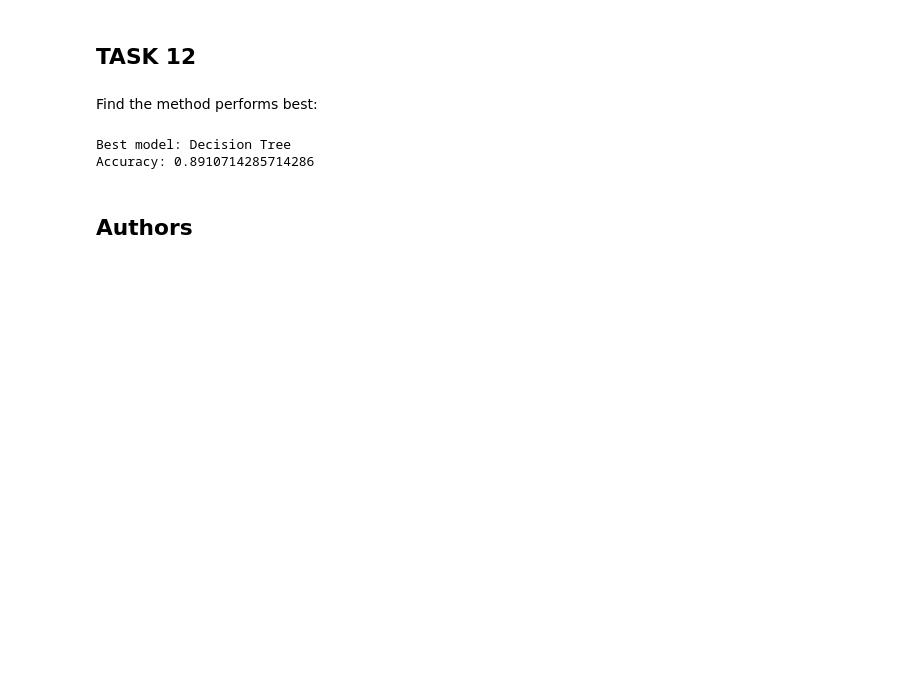
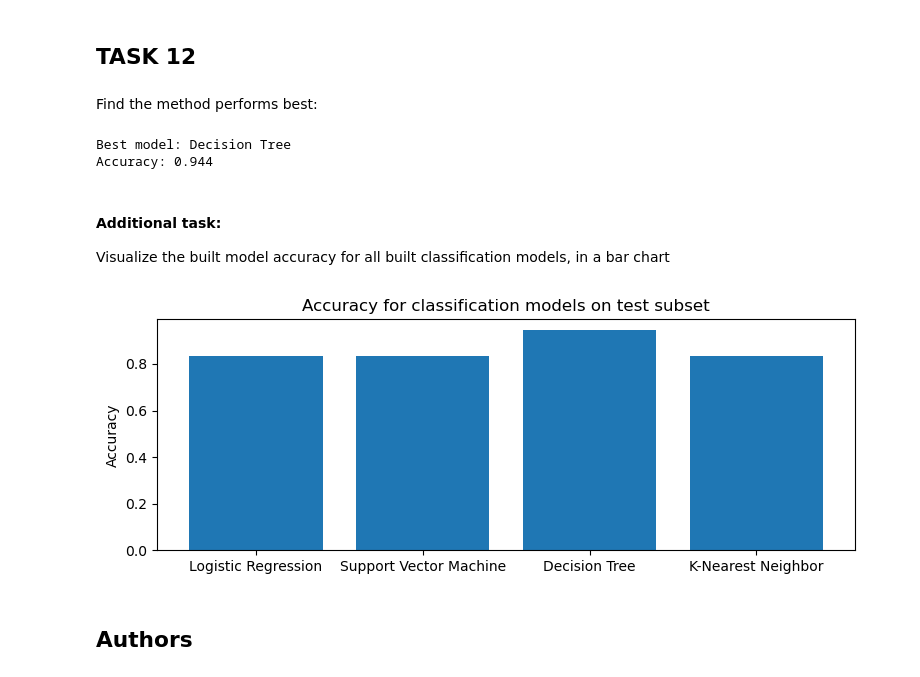
Before and after one commit to xxxAleksandrxxx/Coursera-IBM, a Jupyter notebook: 10 capstone_project/w04-1 - Machine Learning Prediction_cleaned.ipynb, the cells around one changed output. Drawn from its saved outputs; the diff is of its cells as text; code cells hidden in the pictures; blank space fills up the shorter version.

```diff
--- a/10 capstone_project/w04-1 - Machine Learning Prediction_cleaned.ipynb
+++ b/10 capstone_project/w04-1 - Machine Learning Prediction_cleaned.ipynb
@@ -399,24 +408,36 @@ plot_confusion_matrix(Y_test,yhat)
 Find the method performs best:
 # %%
 models = {
-    'Logistic Regression':logreg_cv,
-    'Support Vector Machine':svm_cv,
-    'Decision Tree':tree_cv,
-    'K-Nearest Neighbor':knn_cv
+    'Logistic Regression' : logreg_cv.score(X_test, Y_test),
+    'Support Vector Machine' : svm_cv.score(X_test, Y_test),
+    'Decision Tree' : tree_cv.score(X_test, Y_test),
+    'K-Nearest Neighbor' : knn_cv.score(X_test, Y_test)
 }
 best_accuracy = 0
 best_model = ''
 for model in models:
-    m_accuracy = models[model].best_score_
+    # m_accuracy = models[model].best_score_
+    m_accuracy = models[model]
     if m_accuracy > best_accuracy:
         best_accuracy = m_accuracy
         best_model = model
 
 print('Best model:', best_model)
-print('Accuracy:', best_accuracy)
+print(f'Accuracy: {best_accuracy:.3f}')
 # %% [output]
 Best model: Decision Tree
-Accuracy: 0.8910714285714286
+Accuracy: 0.944
+# %% [markdown]
+#### Additional task:
+Visualize the built model accuracy for all built classification models, in a bar chart
+# %%
+plt.figure(figsize=(9, 3))
+plt.bar(models.keys(), models.values())
+plt.title('Accuracy for classification models on test subset')
+plt.ylabel('Accuracy')
+plt.show()
+# %% [output]
+[figure, added]
 # %% [markdown]
 ## Authors
 # %% [markdown]
```
Also changed, not shown: parts of 11 cells of this notebook.
